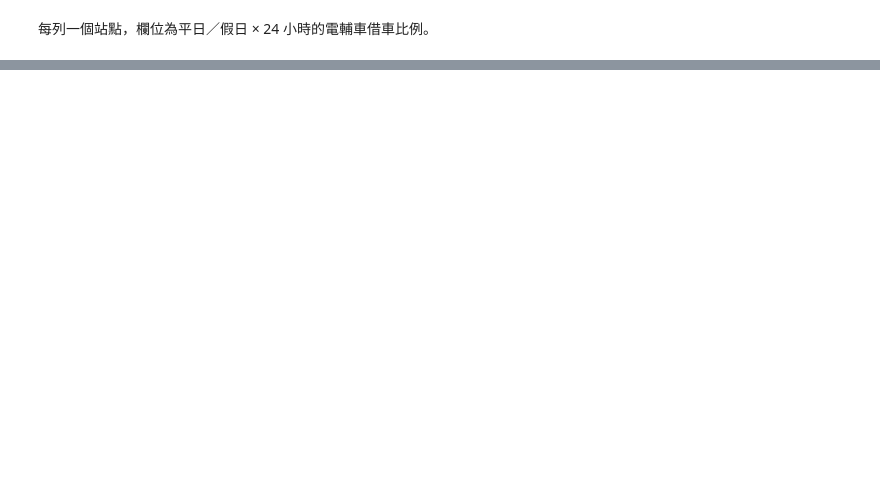
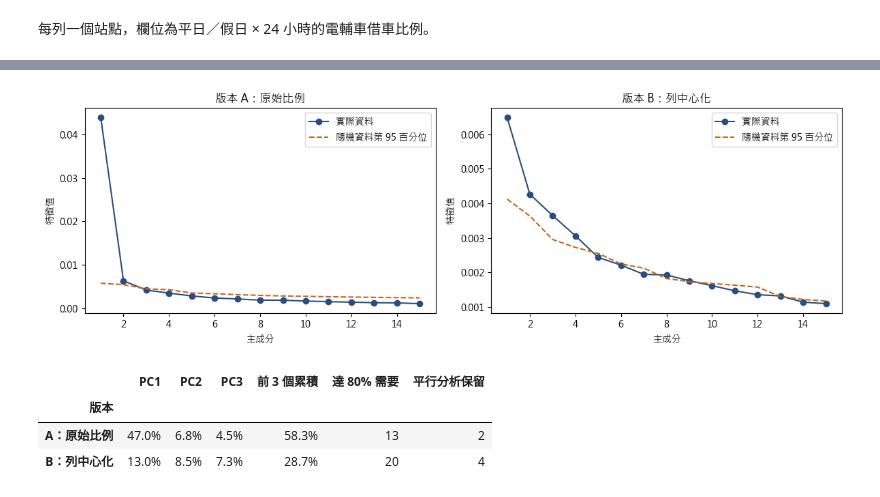
Before and after one commit to ziyingyang519/youbike-ebike-analysis, a Jupyter notebook: notebooks/03_station_patterns.ipynb, the cells around one changed output, grey strips where cells are left out. Drawn from its saved outputs; the diff is of its cells as text; code cells hidden in the pictures; blank space fills up the shorter version.

```diff
--- a/notebooks/03_station_patterns.ipynb
+++ b/notebooks/03_station_patterns.ipynb
@@ -47,0 +191,17 @@ TODO
+# %%
+desc = X.describe().T[["mean", "25%", "50%", "75%"]]
+fig, ax = plt.subplots(figsize=(10, 4))
+for prefix, color, label in [("weekday", "#2B4C7E", "平日"), ("holiday", "#C2681B", "假日")]:
+    d = desc[desc.index.str.startswith(prefix)]
+    x = d.index.str.split("_").str[1]
+    ax.plot(x, d["50%"], marker="o", color=color, label=f"{label} 中位數")
+    ax.fill_between(x, d["25%"], d["75%"], color=color, alpha=0.15)
+ax.set_xlabel("借車時段")
+ax.set_ylabel("電輔車比例")
+ax.set_title("各時段電輔車比例（陰影為四分位距）")
+ax.legend()
+plt.xticks(rotation=45)
+plt.show()
+
+X.to_parquet(ROOT / "data" / "processed" / "station_ebike_share.parquet")
+print("已存成 data/processed/station_ebike_share.parquet")
@@ -47,0 +248,45 @@ TODO
+# %%
+N_PERM = 50
+rng = np.random.default_rng(SEED)
+
+level = X.mean(axis=1).rename("level")      # 各站整體電輔車比例（版本 B 被移除的部分）
+versions = {"A：原始比例": X, "B：列中心化": X.sub(level, axis=0)}
+
+def parallel_analysis(M, n_perm=N_PERM):
+    """隨機打亂每一欄後的特徵值第 95 百分位。"""
+    vals = M.to_numpy()
+    sims = []
+    for _ in range(n_perm):
+        shuffled = np.column_stack([rng.permutation(vals[:, j]) for j in range(vals.shape[1])])
+        sims.append(PCA().fit(shuffled).explained_variance_)
+    return np.percentile(sims, 95, axis=0)
+
+pcas, summary = {}, []
+fig, axes = plt.subplots(1, 2, figsize=(12, 4))
+for ax, (name, M) in zip(axes, versions.items()):
+    pca = PCA().fit(M)
+    ev = pca.explained_variance_
+    pa = parallel_analysis(M)
+    k_pa = int(np.argmax(ev <= pa))           # 第一個不超過隨機門檻的位置
+    ratio = pca.explained_variance_ratio_
+    pcas[name] = pca
+    summary.append({"版本": name, "PC1": f"{ratio[0]:.1%}", "PC2": f"{ratio[1]:.1%}", "PC3": f"{ratio[2]:.1%}",
+                    "前 3 個累積": f"{ratio[:3].sum():.1%}", "達 80% 需要": int(np.argmax(ratio.cumsum() >= 0.8) + 1),
+                    "平行分析保留": k_pa})
+    n_show = 15
+    ax.plot(range(1, n_show + 1), ev[:n_show], marker="o", color="#2B4C7E", label="實際資料")
+    ax.plot(range(1, n_show + 1), pa[:n_show], ls="--", color="#C2681B", label="隨機資料第 95 百分位")
+    ax.set_title(f"版本 {name}")
+    ax.set_xlabel("主成分")
+    ax.set_ylabel("特徵值")
+    ax.legend()
+plt.tight_layout()
+plt.show()
+
+pd.DataFrame(summary).set_index("版本")
+# %% [output]
+[figure, added]
+|  | PC1 | PC2 | PC3 | 前 3 個累積 | 達 80% 需要 | 平行分析保留 |
+| 版本 |  |  |  |  |  |  |
+| A：原始比例 | 47.0% | 6.8% | 4.5% | 58.3% | 13 | 2 |
+| B：列中心化 | 13.0% | 8.5% | 7.3% | 28.7% | 20 | 4 |
```
Also changed, not shown: parts of 54 cells of this notebook.
